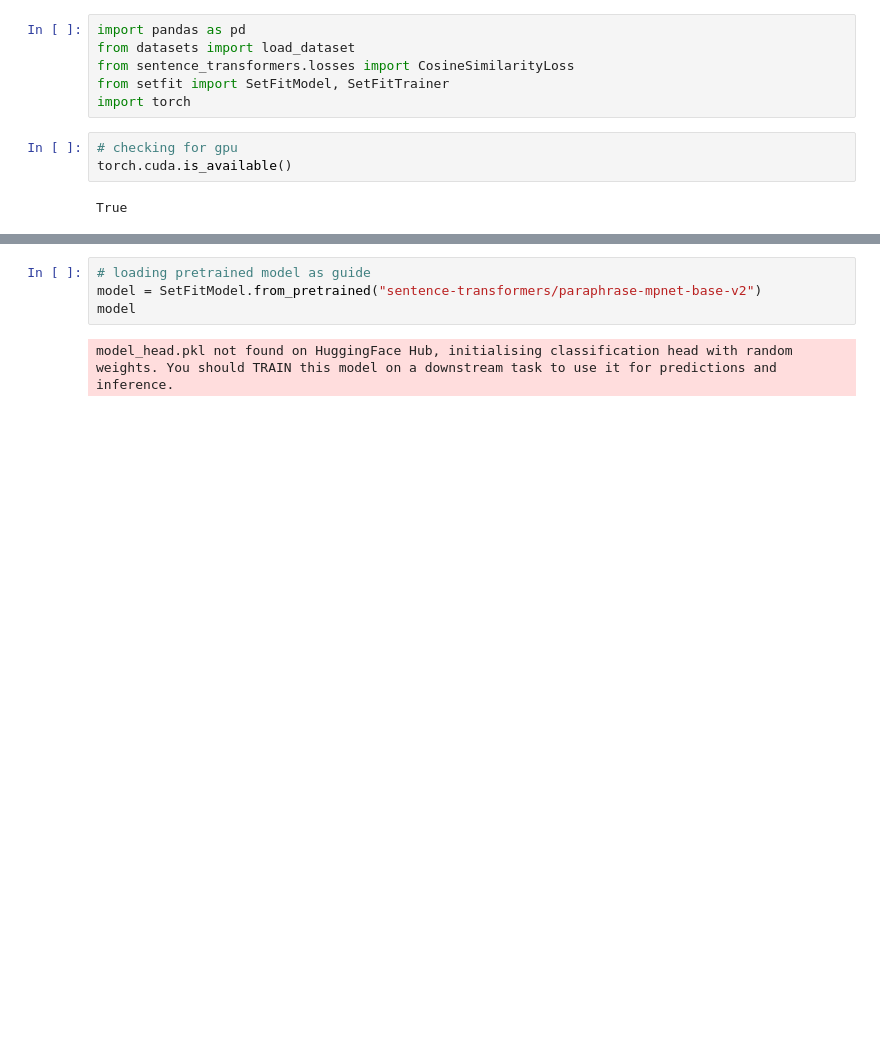
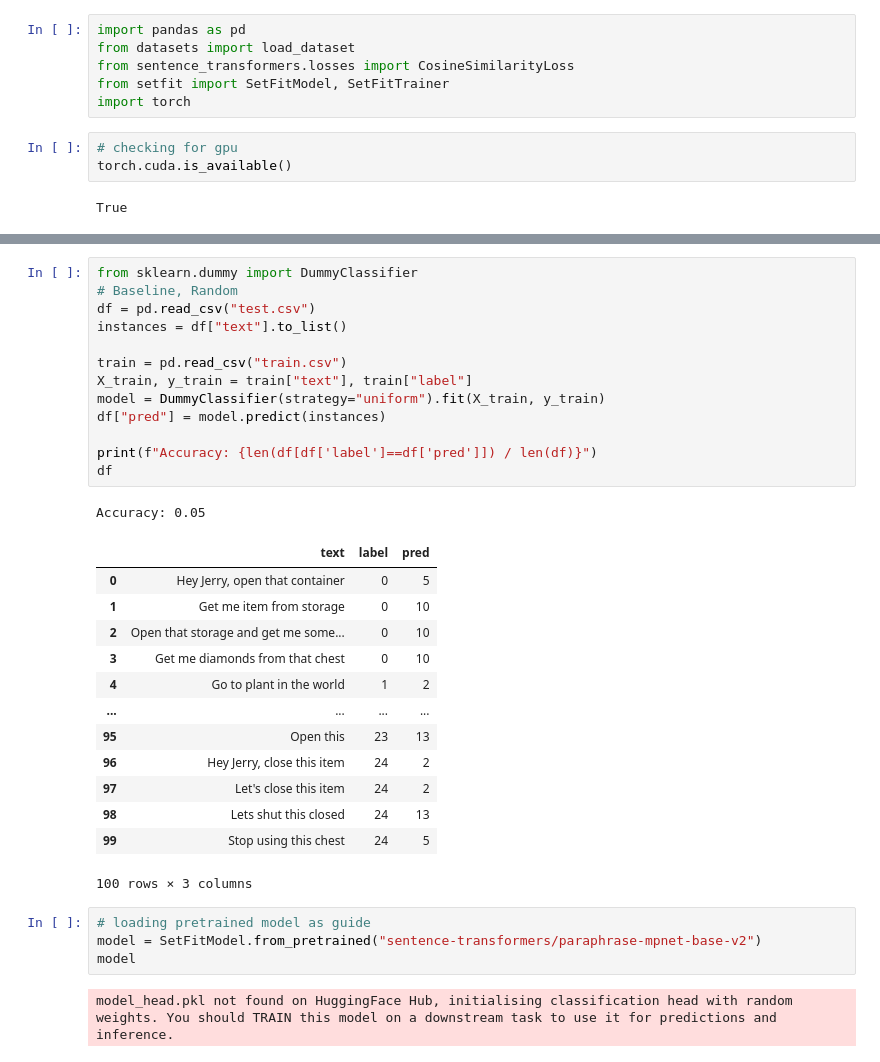
Before and after one commit to angel-vilchis/NLPMinecraftAgent, a Jupyter notebook: 175 Notebook.ipynb, the cells around one changed output, grey strips where cells are left out. Saved outputs shown, nothing was run; the diff lists cells and outputs as text; blank space fills up the shorter version.

```diff
--- a/175 Notebook.ipynb
+++ b/175 Notebook.ipynb
@@ -64,3 +64,31 @@ sample
+# %%
+from sklearn.dummy import DummyClassifier
+# Baseline, Random
+df = pd.read_csv("test.csv")
+instances = df["text"].to_list()
+
+train = pd.read_csv("train.csv")
+X_train, y_train = train["text"], train["label"]
+model = DummyClassifier(strategy="uniform").fit(X_train, y_train)
+df["pred"] = model.predict(instances)
+
+print(f"Accuracy: {len(df[df['label']==df['pred']]) / len(df)}")
+df
+# %% [output]
+Accuracy: 0.05
+|  | text | label | pred |
+| 0 | Hey Jerry, open that container | 0 | 5 |
+| 1 | Get me item from storage | 0 | 10 |
+| 2 | Open that storage and get me some... | 0 | 10 |
+| 3 | Get me diamonds from that chest | 0 | 10 |
+| 4 | Go to plant in the world | 1 | 2 |
+| ... | ... | ... | ... |
+| 95 | Open this | 23 | 13 |
+| 96 | Hey Jerry, close this item | 24 | 2 |
+| 97 | Let's close this item | 24 | 2 |
+| 98 | Lets shut this closed | 24 | 13 |
+| 99 | Stop using this chest | 24 | 5 |
+100 rows × 3 columns
 # %%
 # loading pretrained model as guide
 model = SetFitModel.from_pretrained("sentence-transformers/paraphrase-mpnet-base-v2")
```
Also changed, not shown: parts of 8 cells of this notebook, 3 other files.
